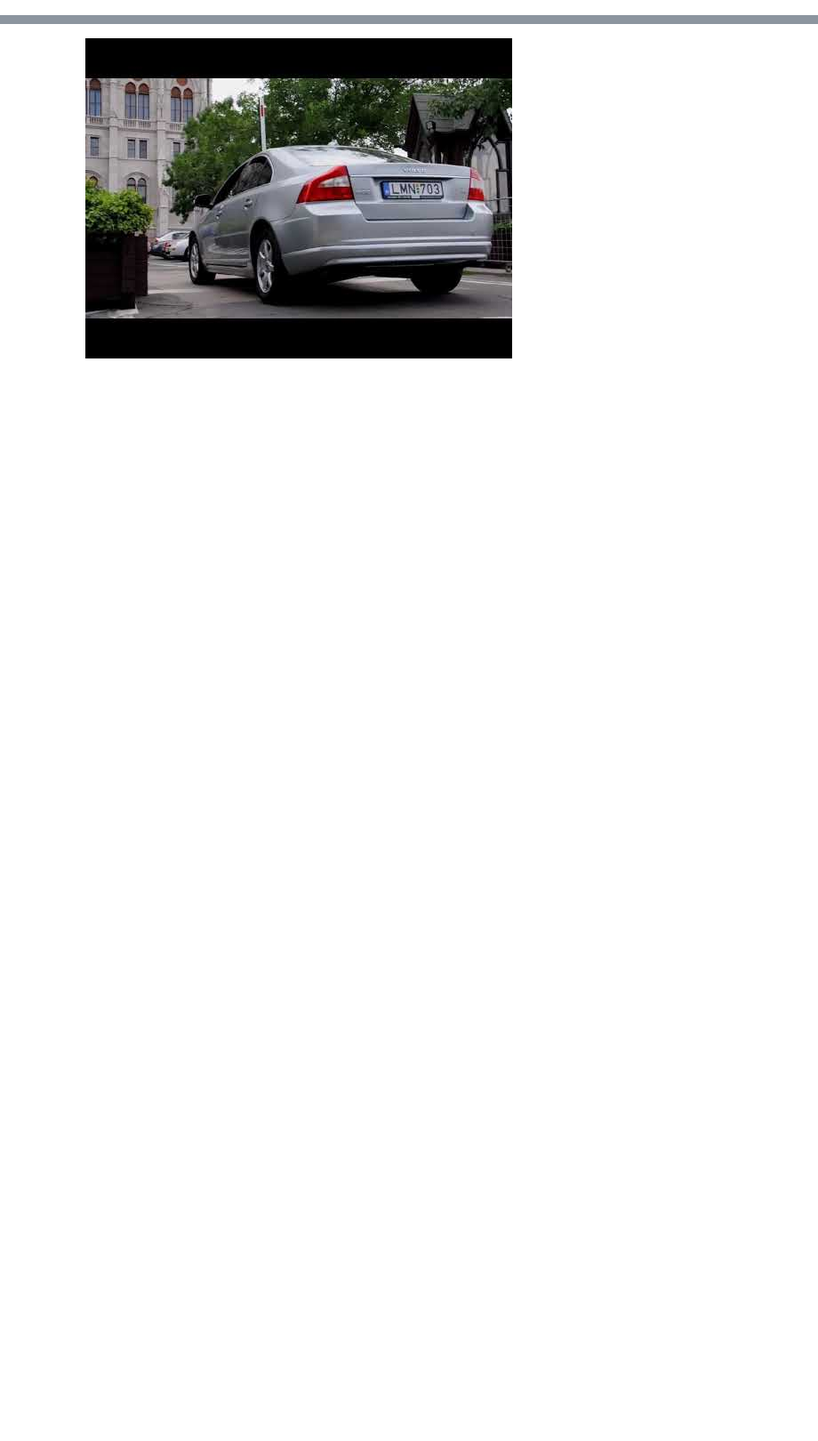
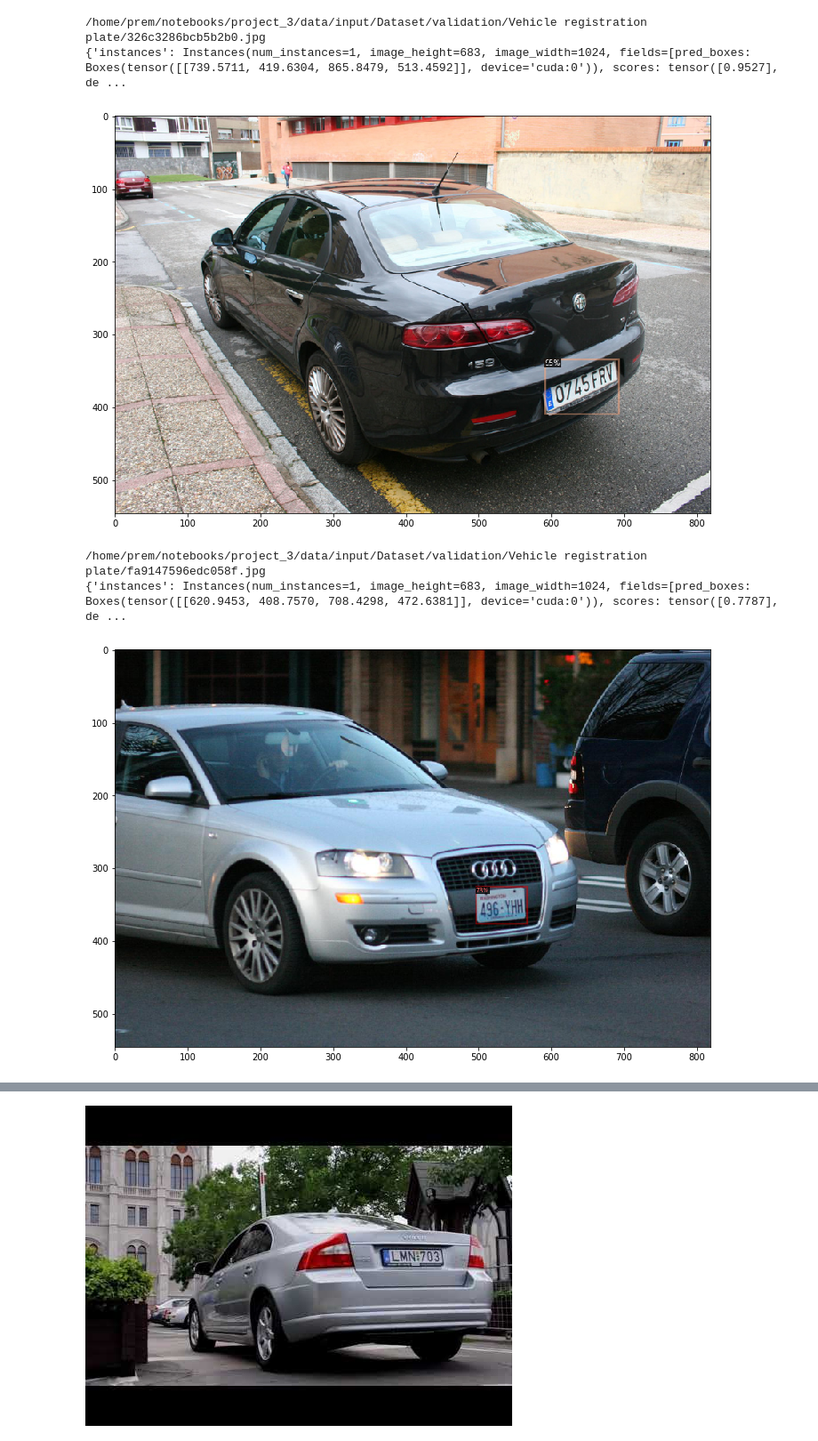
Before and after one commit to amitkayal/opencv_course, a Jupyter notebook: courses/dl_pytorch/projects/project_3/project3_object_detection.ipynb, the cells around one changed output, grey strips where cells are left out. Shown at 89% size. Saved outputs shown, nothing was run; the diff lists cells and outputs as text; code cells hidden in the pictures; blank space fills up the shorter version.

Commit message:
OpenCV Courses:DL Pytorch: Project3: Evaluated notedbook added.

```diff
--- a/courses/dl_pytorch/projects/project_3/project3_object_detection.ipynb
+++ b/courses/dl_pytorch/projects/project_3/project3_object_detection.ipynb
@@ -139,0 +333,3 @@ You can download the video from [here](https://www.dropbox.com/s/g88o4dx18zpgn8k
+# %%
+# Update model URL in detectron2 config file
+cfg.MODEL.WEIGHTS = model_zoo.get_checkpoint_url("COCO-Detection/retinanet_R_50_FPN_3x.yaml")
@@ -139,0 +353,8 @@ You can download the video from [here](https://www.dropbox.com/s/g88o4dx18zpgn8k
+# %%
+# number of output class
+# we have only one class that is Traffic Sign
+cfg.MODEL.RETINANET.NUM_CLASSES = len(thing_classes)
+# %%
+# update create ouptput directory
+cfg.OUTPUT_DIR = output_dir
+os.makedirs(cfg.OUTPUT_DIR, exist_ok=True)
@@ -139,0 +434,16 @@ You can download the video from [here](https://www.dropbox.com/s/g88o4dx18zpgn8k
+# %%
+# inference on our fine-tuned model
+
+# By default detectron2 save the model with name model_final.pth
+# update the model path in configuration that will be used to load the model
+cfg.MODEL.WEIGHTS = os.path.join(cfg.OUTPUT_DIR, "model_final.pth")
+
+
+# update RetinaNet score threshold
+cfg.MODEL.RETINANET.SCORE_THRESH_TEST = 0.5
+
+cfg.DATASETS.TEST = (test_data_name,)
+
+# create a predictor instance with the configuration (it has our fine-tuned model)
+# this predictor does prdiction on a single image
+predictor = DefaultPredictor(cfg)
@@ -139,0 +453,23 @@ You can download the video from [here](https://www.dropbox.com/s/g88o4dx18zpgn8k
+# %%
+# let's have a look on prediction
+
+for d in random.sample(test_data_dict, 3):
+    print(d["file_name"])
+    im = cv2.imread(d["file_name"])
+    outputs = predictor(im)
+    print(outputs)
+    v = Visualizer(im[:, :, ::-1],
+                   metadata=test_metadata,
+                   scale=0.8
+    )
+    v = v.draw_instance_predictions(outputs["instances"].to("cpu"))
+    plt.figure(figsize = (12, 12))
+    plt.imshow(v.get_image())
+    plt.show()
+# %% [output]
+/home/prem/notebooks/project_3/data/input/Dataset/validation/Vehicle registration plate/326c3286bcb5b2b0.jpg
+{'instances': Instances(num_instances=1, image_height=683, image_width=1024, fields=[pred_boxes: Boxes(tensor([[739.5711, 419.6304, 865.8479, 513.4592]], device='cuda:0')), scores: tensor([0.9527], de ...
+[figure, added]
+/home/prem/notebooks/project_3/data/input/Dataset/validation/Vehicle registration plate/fa9147596edc058f.jpg
+{'instances': Instances(num_instances=1, image_height=683, image_width=1024, fields=[pred_boxes: Boxes(tensor([[620.9453, 408.7570, 708.4298, 472.6381]], device='cuda:0')), scores: tensor([0.7787], de ...
+[figure, added]
```
Also changed, not shown: parts of 55 cells of this notebook.
